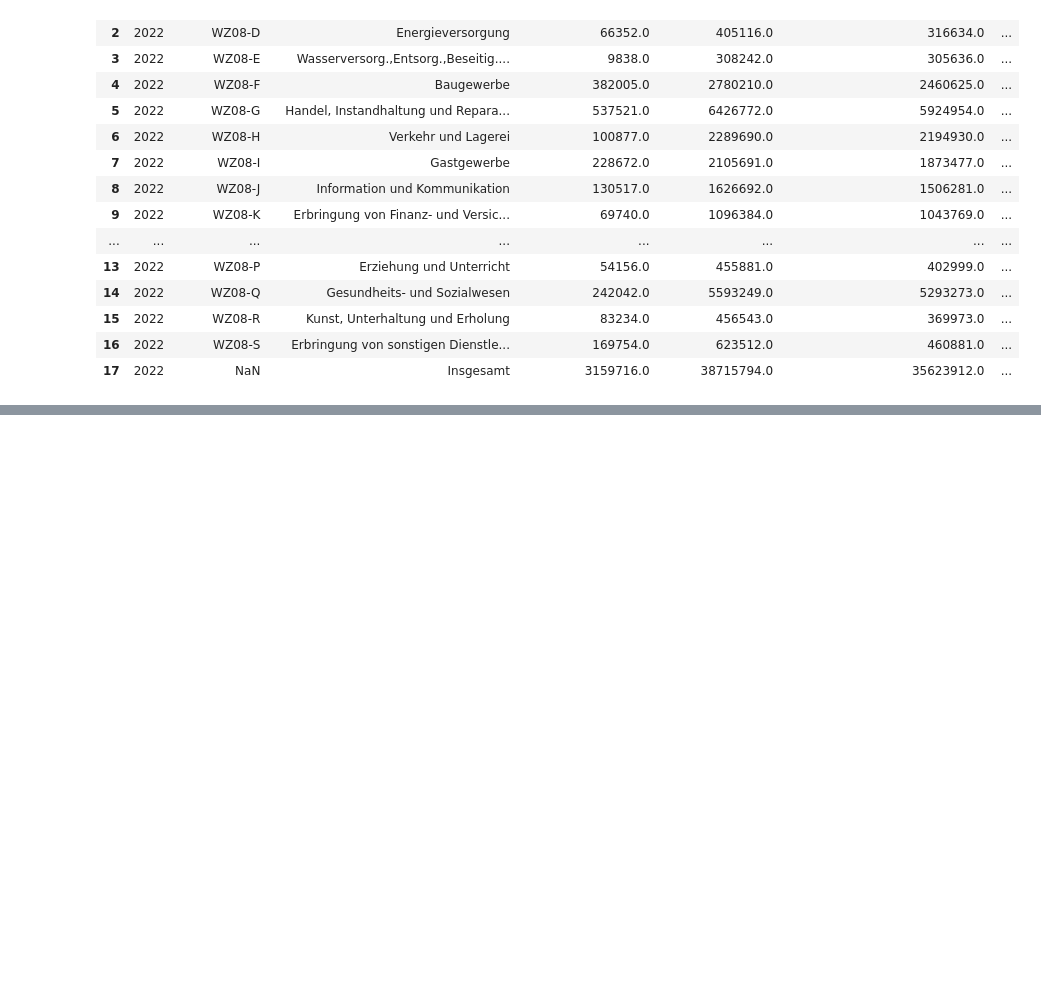
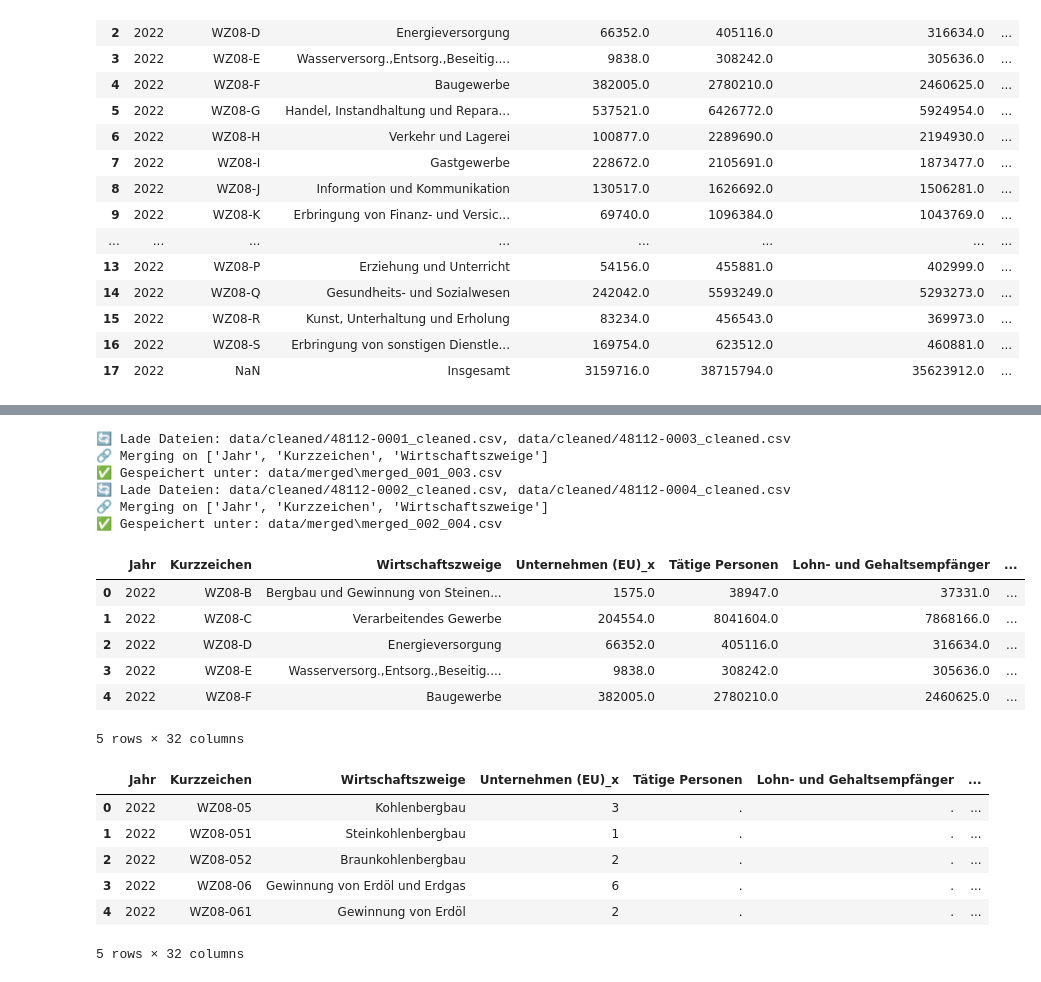
Before and after one commit to s0578620/Data-Science-Project_GENESIS, a Jupyter notebook: analyse.ipynb, the cells around one changed output, grey strips where cells are left out. Drawn from its saved outputs; the diff is of its cells as text; code cells hidden in the pictures; blank space fills up the shorter version.

Commit message:
ADD: Functionality for multiple Tables

```diff
--- a/analyse.ipynb
+++ b/analyse.ipynb
@@ -37,0 +134,40 @@ if df is not None:
+# %%
+from src.merge_cleaned import merge_cleaned_files
+
+# Datei-Pfade
+merged_1 = merge_cleaned_files(
+    "data/cleaned/48112-0001_cleaned.csv",
+    "data/cleaned/48112-0003_cleaned.csv",
+    "merged_001_003.csv"
+)
+
+merged_2 = merge_cleaned_files(
+    "data/cleaned/48112-0002_cleaned.csv",
+    "data/cleaned/48112-0004_cleaned.csv",
+    "merged_002_004.csv"
+)
+
+# Zeige erste Zeilen
+display(merged_1.head())
+display(merged_2.head())
+# %% [output]
+🔄 Lade Dateien: data/cleaned/48112-0001_cleaned.csv, data/cleaned/48112-0003_cleaned.csv
+🔗 Merging on ['Jahr', 'Kurzzeichen', 'Wirtschaftszweige']
+✅ Gespeichert unter: data/merged\merged_001_003.csv
+🔄 Lade Dateien: data/cleaned/48112-0002_cleaned.csv, data/cleaned/48112-0004_cleaned.csv
+🔗 Merging on ['Jahr', 'Kurzzeichen', 'Wirtschaftszweige']
+✅ Gespeichert unter: data/merged\merged_002_004.csv
+|  | Jahr | Kurzzeichen | Wirtschaftszweige | Unternehmen (EU)_x | Tätige Personen | Lohn- und Gehaltsempfänger | ... |
+| 0 | 2022 | WZ08-B | Bergbau und Gewinnung von Steinen... | 1575.0 | 38947.0 | 37331.0 | ... |
+| 1 | 2022 | WZ08-C | Verarbeitendes Gewerbe | 204554.0 | 8041604.0 | 7868166.0 | ... |
+| 2 | 2022 | WZ08-D | Energieversorgung | 66352.0 | 405116.0 | 316634.0 | ... |
+| 3 | 2022 | WZ08-E | Wasserversorg.,Entsorg.,Beseitig.... | 9838.0 | 308242.0 | 305636.0 | ... |
+| 4 | 2022 | WZ08-F | Baugewerbe | 382005.0 | 2780210.0 | 2460625.0 | ... |
+5 rows × 32 columns
+|  | Jahr | Kurzzeichen | Wirtschaftszweige | Unternehmen (EU)_x | Tätige Personen | Lohn- und Gehaltsempfänger | ... |
+| 0 | 2022 | WZ08-05 | Kohlenbergbau | 3 | . | . | ... |
+| 1 | 2022 | WZ08-051 | Steinkohlenbergbau | 1 | . | . | ... |
+| 2 | 2022 | WZ08-052 | Braunkohlenbergbau | 2 | . | . | ... |
+| 3 | 2022 | WZ08-06 | Gewinnung von Erdöl und Erdgas | 6 | . | . | ... |
+| 4 | 2022 | WZ08-061 | Gewinnung von Erdöl | 2 | . | . | ... |
+5 rows × 32 columns
```
Also changed, not shown: parts of 3 cells of this notebook, 4 other files.
